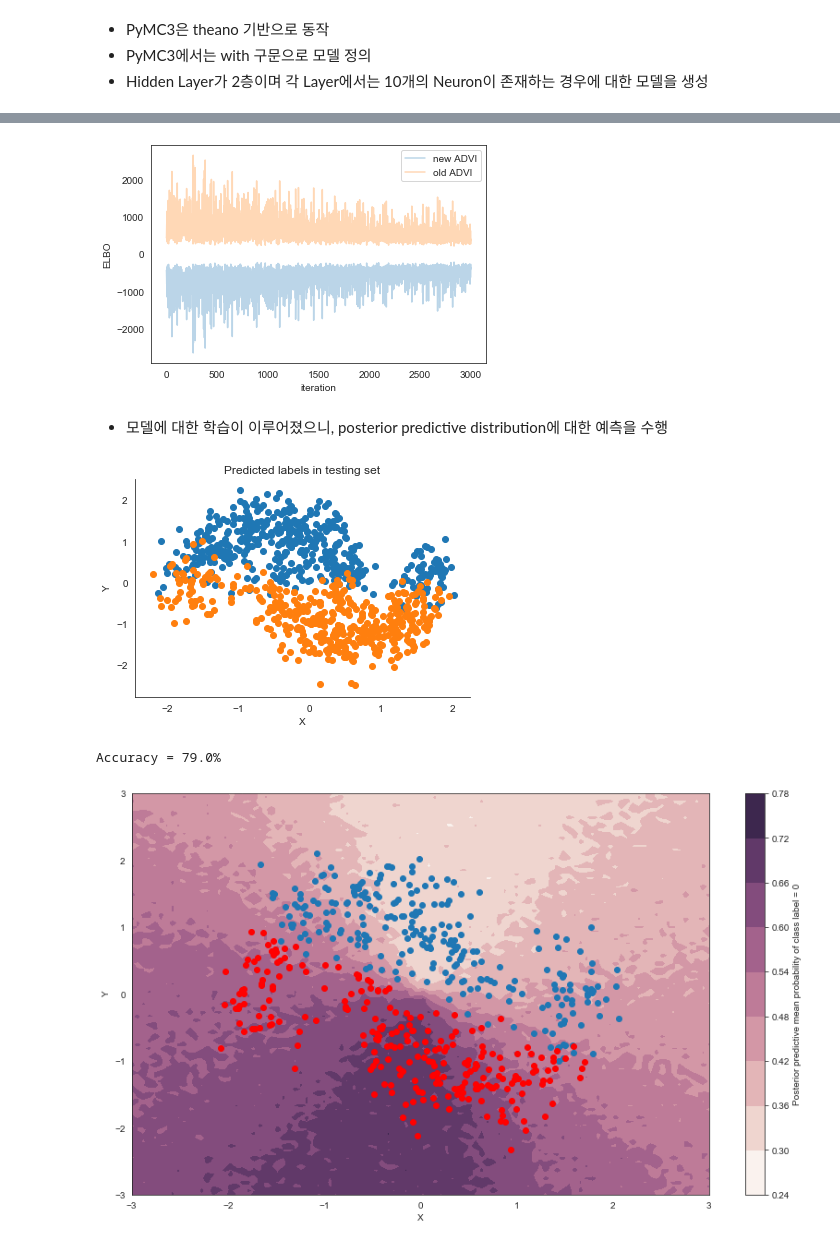
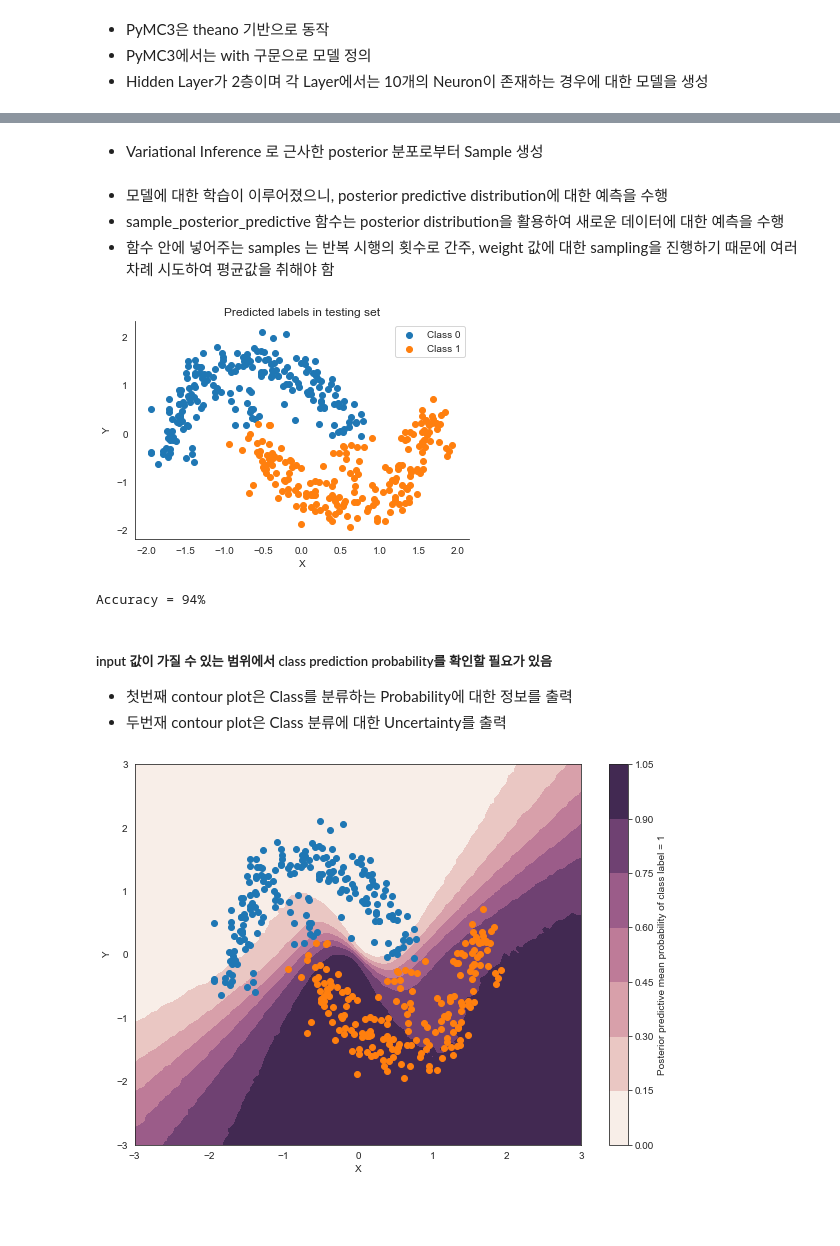
Before and after one commit to seolbluewings/Python, a Jupyter notebook: Bayesian Neural Network.ipynb, the cells around one changed output, grey strips where cells are left out. Drawn from its saved outputs; the diff is of its cells as text; code cells hidden in the pictures; blank space fills up the shorter version.

```diff
--- a/Bayesian Neural Network.ipynb
+++ b/Bayesian Neural Network.ipynb
@@ -85,6 +87,6 @@ set_tt_rng(MRG_RandomStreams(42))
 # %%
 with neural_network :
     inference = pm.ADVI()
-    approx = pm.fit(n = 3000, method = inference)
+    approx = pm.fit(n = 30000, method = inference)
 # %% [output]
 [interactive output not drawn]
@@ -94,22 +102,18 @@ Finished [100%]: Average Loss = 524.08
+# %% [markdown]
+- Variational Inference 로 근사한 posterior 분포로부터 Sample 생성
 # %%
-trace = approx.sample(draws=1500)
+trace = approx.sample(draws=5000)
-# %%
-plt.plot(-inference.hist, label="new ADVI", alpha=0.3)
-plt.plot(approx.hist, label="old ADVI", alpha=0.3)
-plt.legend()
-plt.ylabel("ELBO")
-plt.xlabel("iteration");
-# %% [output]
-[figure, removed]
-# %% [markdown]
-- 모델에 대한 학습이 이루어졌으니, posterior predictive distribution에 대한 예측을 수행
+# %% [markdown]
+- 모델에 대한 학습이 이루어졌으니, posterior predictive distribution에 대한 예측을 수행
+- sample_posterior_predictive 함수는 posterior distribution을 활용하여 새로운 데이터에 대한 예측을 수행
+- 함수 안에 넣어주는 samples 는 반복 시행의 횟수로 간주, weight 값에 대한 sampling을 진행하기 때문에 여러차례 시도하여 평균값을 취해야 함
 # %%
 # Replace arrays our NN references with the test data
 ann_input.set_value(x_ts)
 ann_output.set_value(y_ts)
 
 with neural_network:
-    ppc = pm.sample_posterior_predictive(trace, samples = 50, progressbar=False)
+    ppc = pm.sample_posterior_predictive(trace, samples=5000, progressbar=False)
 
 # Use probability of > 0.5 to assume prediction of class 1
 pred = ppc['out'].mean(axis=0) > 0.5
@@ -118,15 +120,20 @@ pred = ppc['out'].mean(axis=0) > 0.5
 # %%
 fig, ax = plt.subplots()
 ax.scatter(x_ts[pred==0, 0], x_ts[pred==0, 1], label = 'Class 0', color = 'C0')
-ax.scatter(x_ts[pred==1, 0], x_ts[pred==1, 1], label = 'Class 0', color = 'C1')
+ax.scatter(x_ts[pred==1, 0], x_ts[pred==1, 1], label = 'Class 1', color = 'C1')
 sns.despine()
+ax.legend()
 ax.set(title='Predicted labels in testing set', xlabel='X', ylabel='Y');
 # %% [output]
-[figure, old version]
+[figure, new version]
 # %%
-print('Accuracy = {}%'.format((y_ts == pred).mean() * 100))
+print('Accuracy = {}%'.format(round((y_ts == pred).mean() * 100),3))
 # %% [output]
-Accuracy = 79.0%
+Accuracy = 94%
+# %% [markdown]
+##### input 값이 가질 수 있는 범위에서 class prediction probability를 확인할 필요가 있음
+- 첫번째 contour plot은 Class를 분류하는 Probability에 대한 정보를 출력
+- 두번재 contour plot은 Class 분류에 대한 Uncertainty를 출력
 # %%
 grid = pm.floatX(np.mgrid[-3:3:100j,-3:3:100j])
 grid_2d = grid.reshape(2, -1).T
@@ -136,17 +143,17 @@ ann_input.set_value(grid_2d)
 ann_output.set_value(dummy_out)
 
 with neural_network:
-    ppc = pm.sample_posterior_predictive(trace, samples=500, progressbar=False)
+    ppc = pm.sample_posterior_predictive(trace, samples=5000, progressbar=False)
 # %%
 cmap = sns.cubehelix_palette(light=1, as_cmap=True)
-fig, ax = plt.subplots(figsize=(14, 8))
+fig, ax = plt.subplots(figsize=(10, 7))
 contour = ax.contourf(grid[0], grid[1], ppc['out'].mean(axis=0).reshape(100, 100), cmap=cmap)
-ax.scatter(X_test[pred==0, 0], X_test[pred==0, 1])
-ax.scatter(X_test[pred==1, 0], X_test[pred==1, 1], color='r')
+ax.scatter(x_ts[pred==0,0], x_ts[pred==0,1], label = 'Class 0', color = 'C0')
+ax.scatter(x_ts[pred==1,0], x_ts[pred==1,1], label = 'Class 1', color = 'C1')
 cbar = plt.colorbar(contour, ax=ax)
 _ = ax.set(xlim=(-3, 3), ylim=(-3, 3), xlabel='X', ylabel='Y');
-cbar.ax.set_ylabel('Posterior predictive mean probability of class label = 0');
+cbar.ax.set_ylabel('Posterior predictive mean probability of class label = 1');
 # %% [output]
-[figure, old version]
+[figure, new version]
 # %%
 cmap = sns.cubehelix_palette(light=1, as_cmap=True)
```
Also changed, not shown: parts of 16 cells of this notebook.
